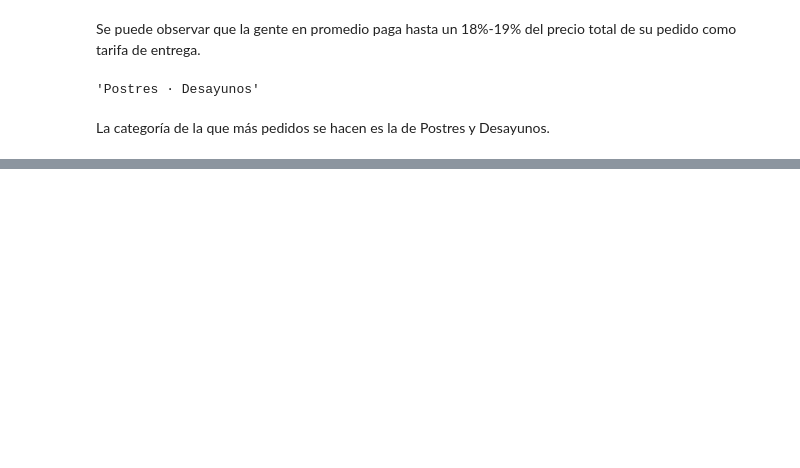
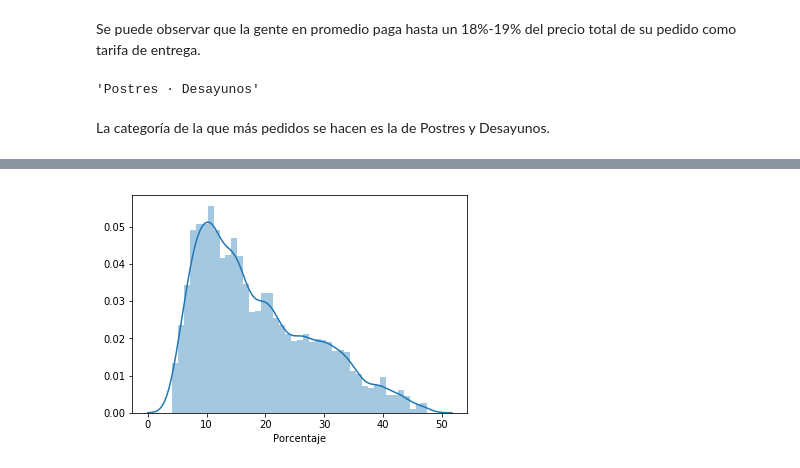
Before and after one commit to Jancope/ProyectoModulo1, a Jupyter notebook: ProyectoModulo1_PenaJ_OrtizJ (2).ipynb, the cells around one changed output, grey strips where cells are left out. Cells and saved outputs as stored; diff of their text form; code cells hidden in the pictures; blank space fills up the shorter version.

```diff
--- a/ProyectoModulo1_PenaJ_OrtizJ (2).ipynb
+++ b/ProyectoModulo1_PenaJ_OrtizJ (2).ipynb
@@ -204,0 +224,4 @@ La categoría de la que más pedidos se hacen es la de Postres y Desayunos.
+# %%
+ax = sns.distplot(porcentaje)
+# %% [output]
+[figure, added]
```
Also changed, not shown: parts of 9 cells of this notebook.
